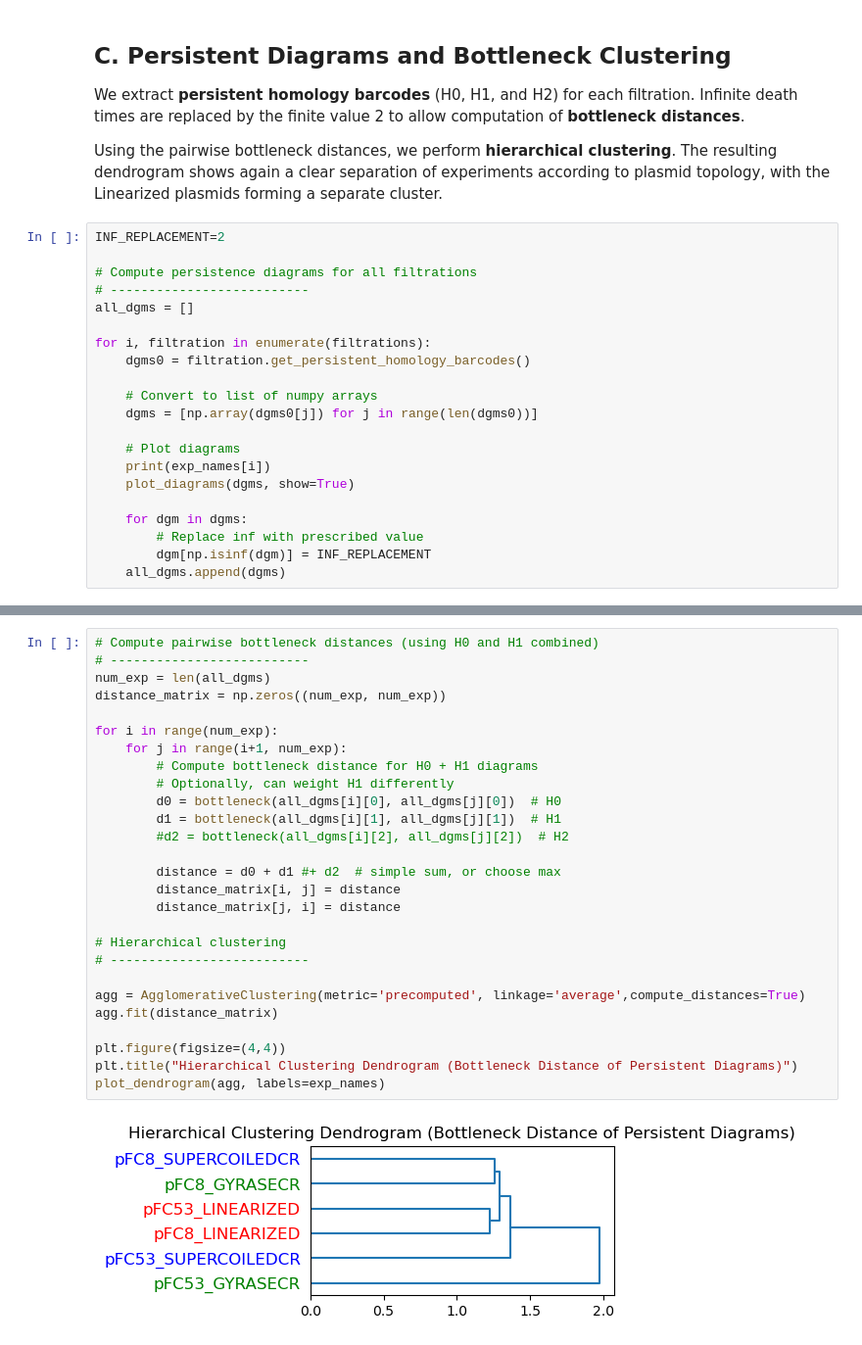
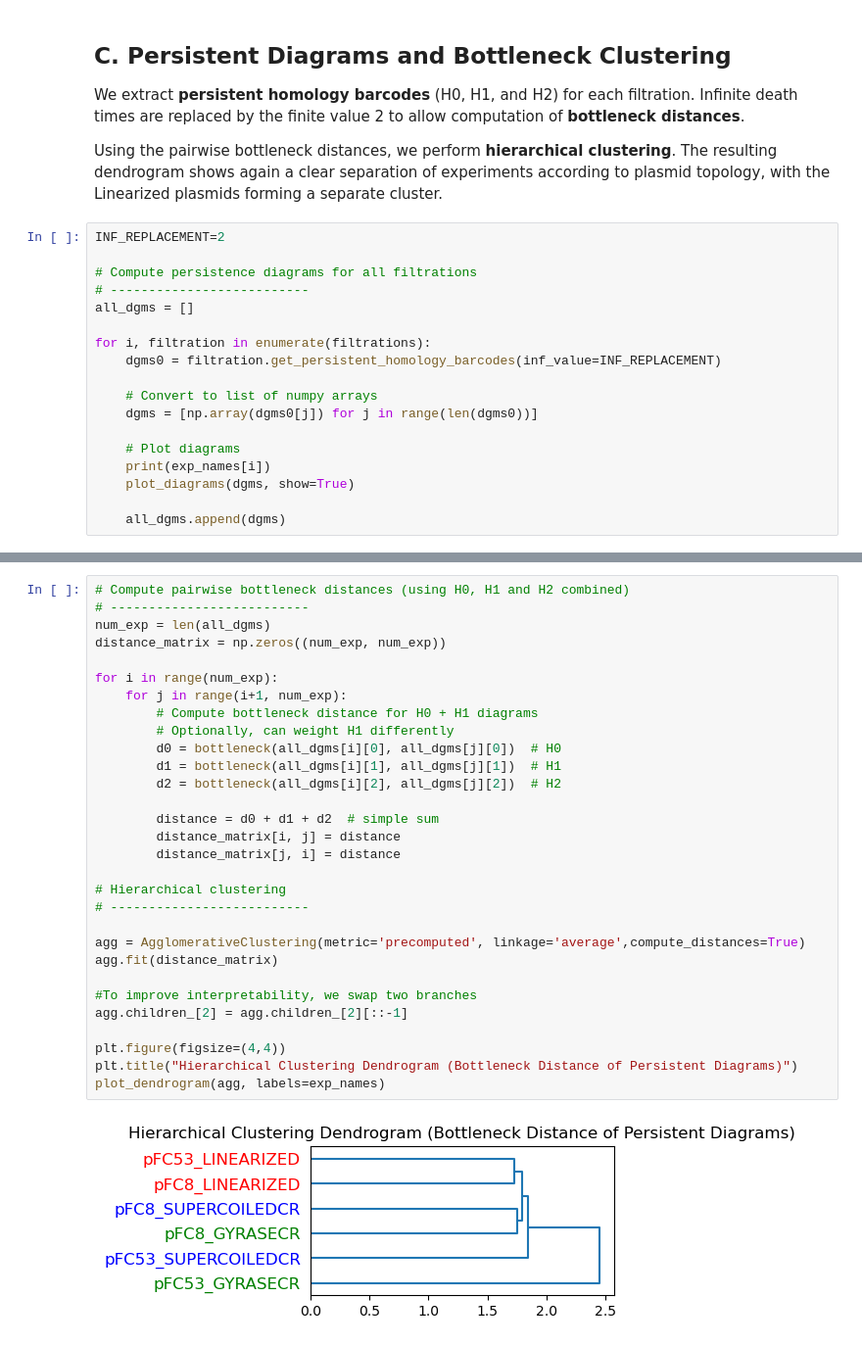
Before and after one commit to USF-DNA-Knot-Math/InDelsTopo, a Jupyter notebook: examples/Example2_Rloops/2_R_Loops_InDelsTopo_Analysis.ipynb, the cells around one changed output, grey strips where cells are left out. Shown at 98% size. Drawn from its saved outputs; the diff is of its cells as text.

```diff
--- a/examples/Example2_Rloops/2_R_Loops_InDelsTopo_Analysis.ipynb
+++ b/examples/Example2_Rloops/2_R_Loops_InDelsTopo_Analysis.ipynb
@@ -116,7 +116,7 @@ INF_REPLACEMENT=2
 all_dgms = []
 
 for i, filtration in enumerate(filtrations):
-    dgms0 = filtration.get_persistent_homology_barcodes()
+    dgms0 = filtration.get_persistent_homology_barcodes(inf_value=INF_REPLACEMENT)
 
     # Convert to list of numpy arrays
     dgms = [np.array(dgms0[j]) for j in range(len(dgms0))]
@@ -125,9 +125,6 @@ for i, filtration in enumerate(filtrations):
     print(exp_names[i])
     plot_diagrams(dgms, show=True)
 
-    for dgm in dgms:
-        # Replace inf with prescribed value
-        dgm[np.isinf(dgm)] = INF_REPLACEMENT
     all_dgms.append(dgms)
 # %% [output]
 pFC8_LINEARIZED
@@ -145,29 +142,32 @@ pFC8_SUPERCOILEDCR
 # %%
-# Compute pairwise bottleneck distances (using H0 and H1 combined)
+# Compute pairwise bottleneck distances (using H0, H1 and H2 combined)
 # --------------------------
 num_exp = len(all_dgms)
 distance_matrix = np.zeros((num_exp, num_exp))
 
 for i in range(num_exp):
     for j in range(i+1, num_exp):
         # Compute bottleneck distance for H0 + H1 diagrams
         # Optionally, can weight H1 differently
         d0 = bottleneck(all_dgms[i][0], all_dgms[j][0])  # H0
         d1 = bottleneck(all_dgms[i][1], all_dgms[j][1])  # H1
-        #d2 = bottleneck(all_dgms[i][2], all_dgms[j][2])  # H2
+        d2 = bottleneck(all_dgms[i][2], all_dgms[j][2])  # H2
 
-        distance = d0 + d1 #+ d2  # simple sum, or choose max
+        distance = d0 + d1 + d2  # simple sum
         distance_matrix[i, j] = distance
         distance_matrix[j, i] = distance
 
 # Hierarchical clustering
 # --------------------------
 
 agg = AgglomerativeClustering(metric='precomputed', linkage='average',compute_distances=True)
 agg.fit(distance_matrix)
 
+#To improve interpretability, we swap two branches
+agg.children_[2] = agg.children_[2][::-1]
+
 plt.figure(figsize=(4,4))
 plt.title("Hierarchical Clustering Dendrogram (Bottleneck Distance of Persistent Diagrams)")
 plot_dendrogram(agg, labels=exp_names)
 # %% [output]
-[figure, old version]
+[figure, new version]
```
Also changed, not shown: parts of 5 cells of this notebook, 1 other file.
